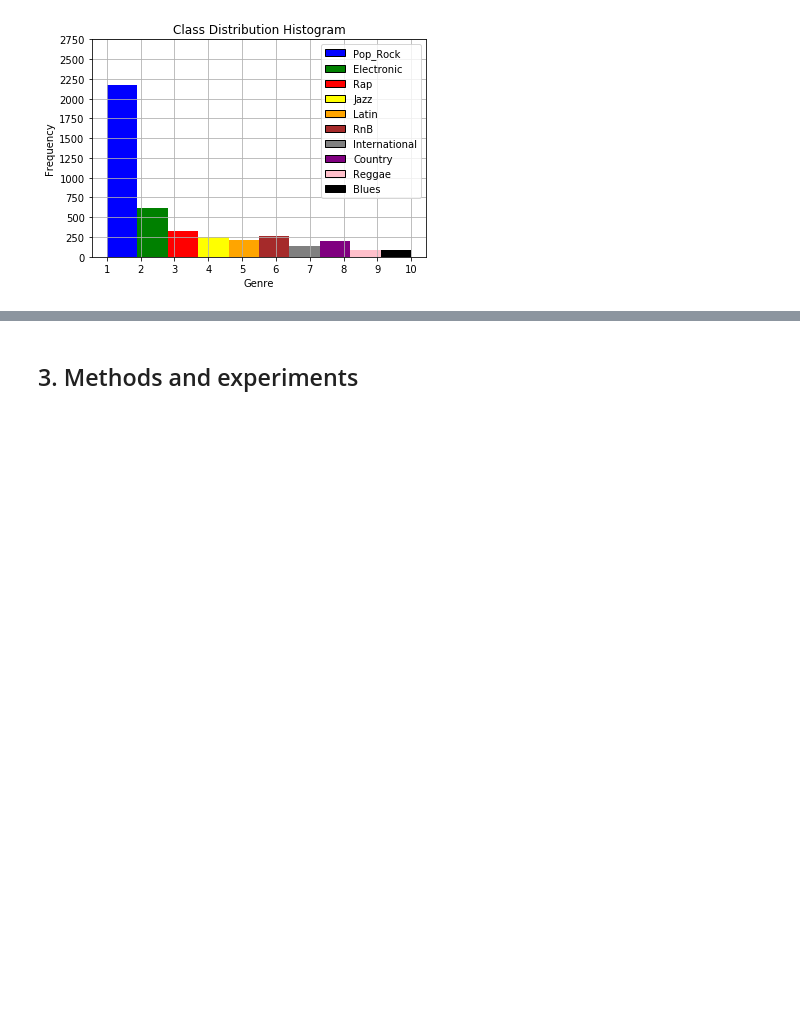
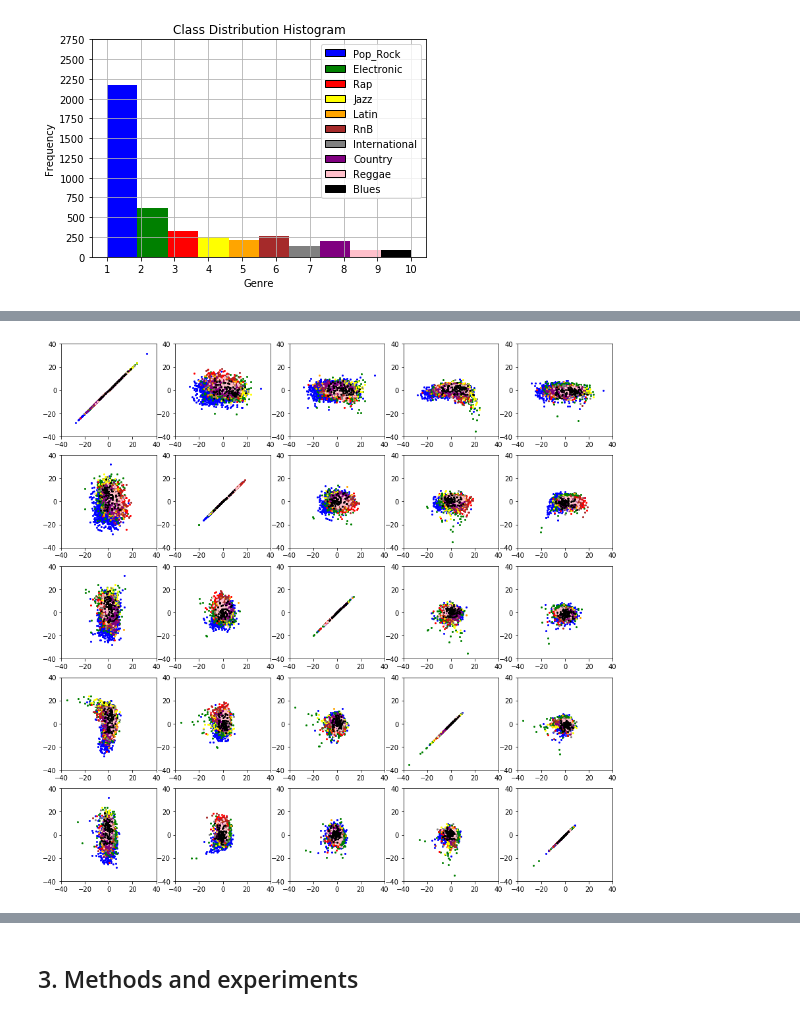
Before and after one commit to abdullahkhan93/MLBP-2018, a Jupyter notebook: Project Report.ipynb, the cells around one changed output, grey strips where cells are left out. Saved outputs shown, nothing was run; the diff lists cells and outputs as text; code cells hidden in the pictures; blank space fills up the shorter version.

```diff
--- a/Project Report.ipynb
+++ b/Project Report.ipynb
@@ -101,3 +202,25 @@ plt.show()
+# %%
+def plot_scatter(PCA,Z,Y):
+    # get x for d=10
+    X_10d = np.matmul(PCA[:10,:],Z[:,:,None])[:,:,0]
+    colors = ['blue', 'green', 'red', 'yellow', 'orange', 'brown', 'gray', 'purple', 'pink', 'black']
+    fig, axes = plt.subplots(5,5)
+    fig.set_figheight(15)
+    fig.set_figwidth(15)
+    for i in range(5):
+        for j in range(5):
+            for class_id in range(len(labels)):
+                axes[i,j].scatter(X_10d[np.where(Y==class_id+1),i], X_10d[np.where(Y==class_id+1),j], marker = 'o', s = 4, c = colors[class_id], label=labels[i])
+                #axes[i,j].legend()
+                axes[i,j].set_xlim([-40, 40])
+                axes[i,j].set_ylim([-40, 40])
+    # Set common labels
+    plt.show()
+
+
+plot_scatter(PCA,XTrainData,YTrainData)
+# %% [output]
+[figure, added]
 # %%
 '''
 Data Normalization (Choose one and comment out the others for testing)
```
Also changed, not shown: parts of 11 cells of this notebook.
